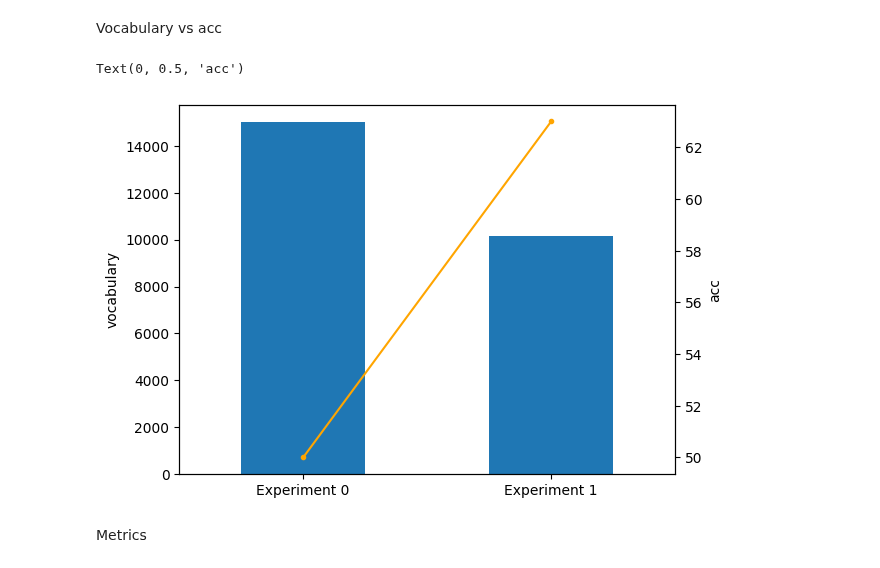
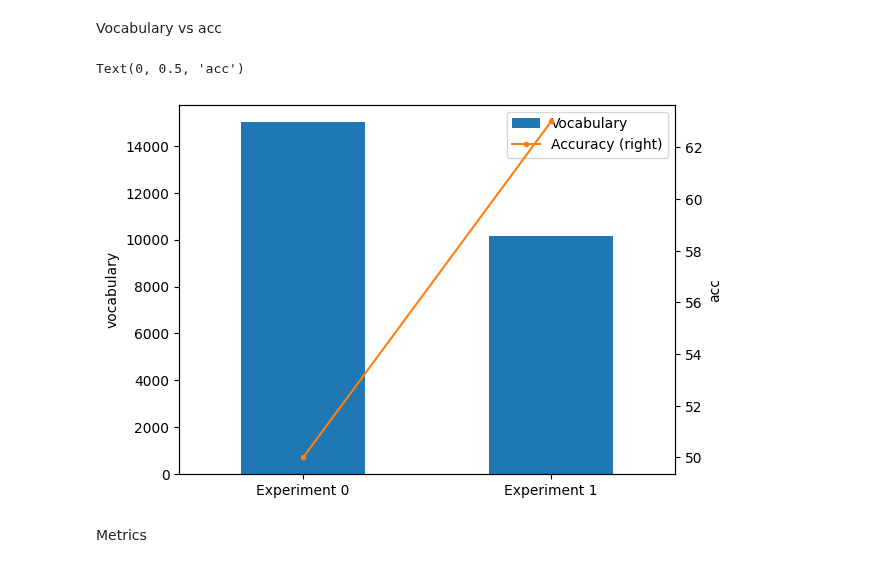
Before and after one commit to Jaimemorillo/ShouldIwatchThisMovie, a Jupyter notebook: Memoria_experiment1.ipynb, the cells around one changed output. Saved outputs shown, nothing was run; the diff lists cells and outputs as text; code cells hidden in the pictures.

```diff
--- a/Memoria_experiment1.ipynb
+++ b/Memoria_experiment1.ipynb
@@ -374,12 +374,12 @@ df_results.iloc[0].plot(kind='bar', ylabel='vocabulary' ,title='Vocabulary')
 # %% [markdown]
 Vocabulary vs acc
 # %%
-df_results.iloc[0].plot(kind='bar', ylabel='vocabulary')
-df_results.iloc[1].plot(kind='line', color='orange', marker='.', secondary_y=True)
+df_results.iloc[0].plot(kind='bar', ylabel='vocabulary', legend=True)
+df_results.iloc[1].plot(kind='line', color='tab:orange', marker='.', secondary_y=True, legend=True)
 plt.ylabel('acc')
 # %% [output]
 Text(0, 0.5, 'acc')
-[figure, old version]
+[figure, new version]
 # %% [markdown]
 Metrics
 # %%
```
